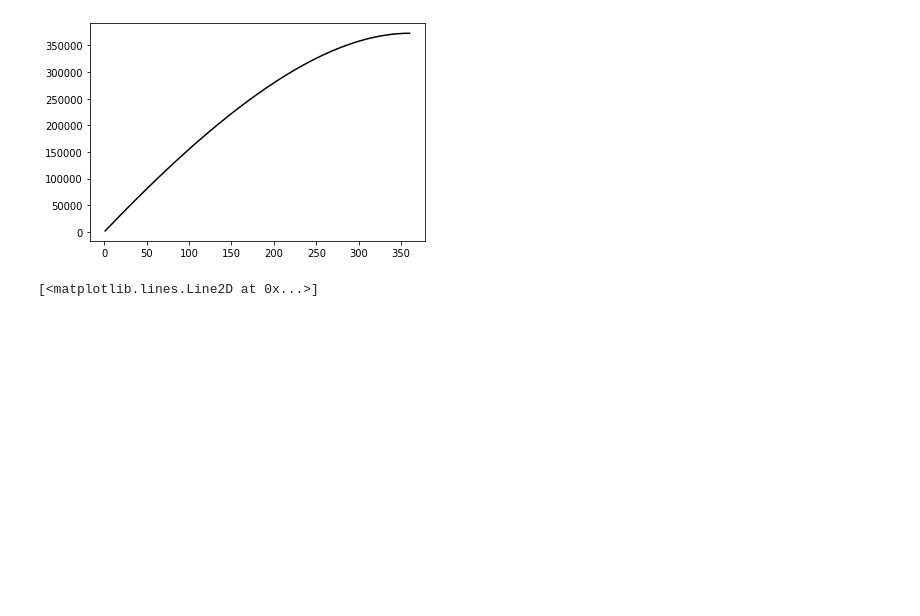
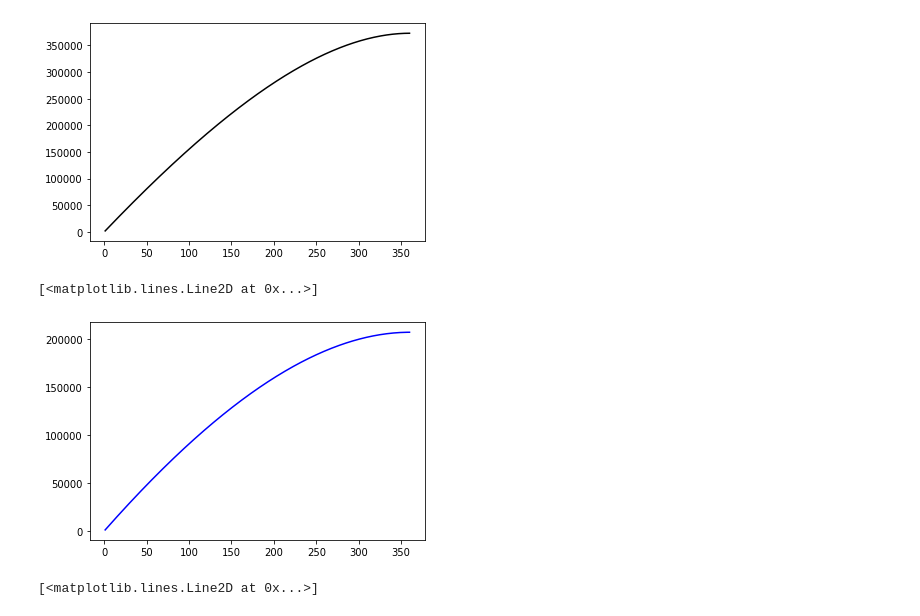
Before and after one commit to mikeamerenda/mikeamerenda, a Jupyter notebook: Recreate_Graph.ipynb, the cells around one changed output. Cells and saved outputs as stored; diff of their text form; code cells hidden in the pictures; blank space fills up the shorter version.

```diff
--- a/Recreate_Graph.ipynb
+++ b/Recreate_Graph.ipynb
@@ -66,6 +81,11 @@ plt.plot(thirty_five['Month'],thirty_five['Interest Paid'].cumsum(),'k')
 # %% [output]
 [<matplotlib.lines.Line2D at 0x...>]
 [figure]
+# %%
+plt.plot(thirty_three['Month'],thirty_three['Interest Paid'].cumsum(),'b')
+# %% [output]
+[<matplotlib.lines.Line2D at 0x...>]
+[figure, added]
 # %%
 # 6. To get both lines on the same graph, just put two plt.plot() functions one after the other in same code block and run it!
 plt.plot(thirty_five['Month'],thirty_five['Interest Paid'].cumsum(),'k')
```
Also changed, not shown: parts of 1 cell of this notebook.
